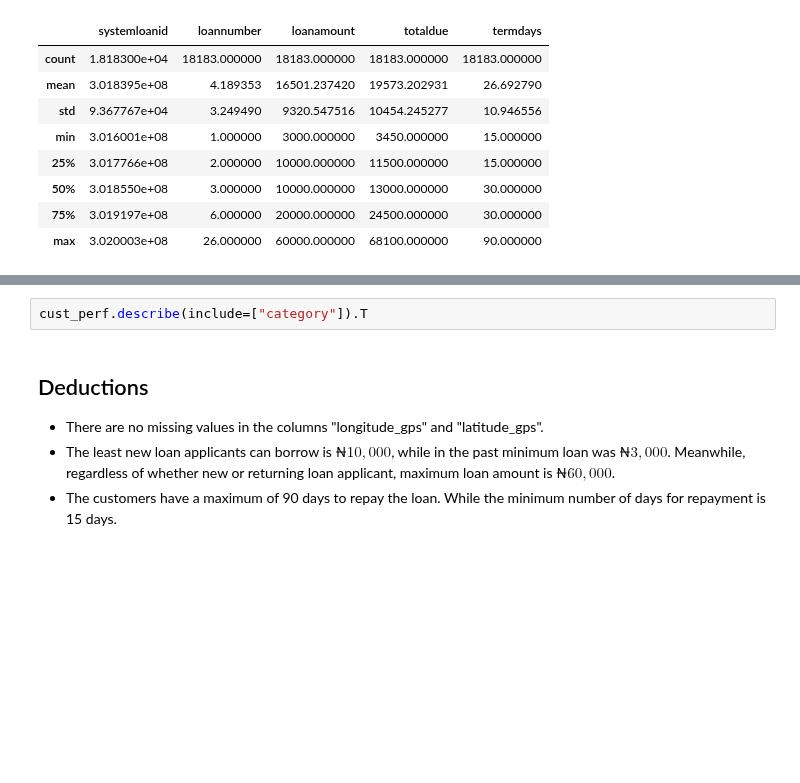
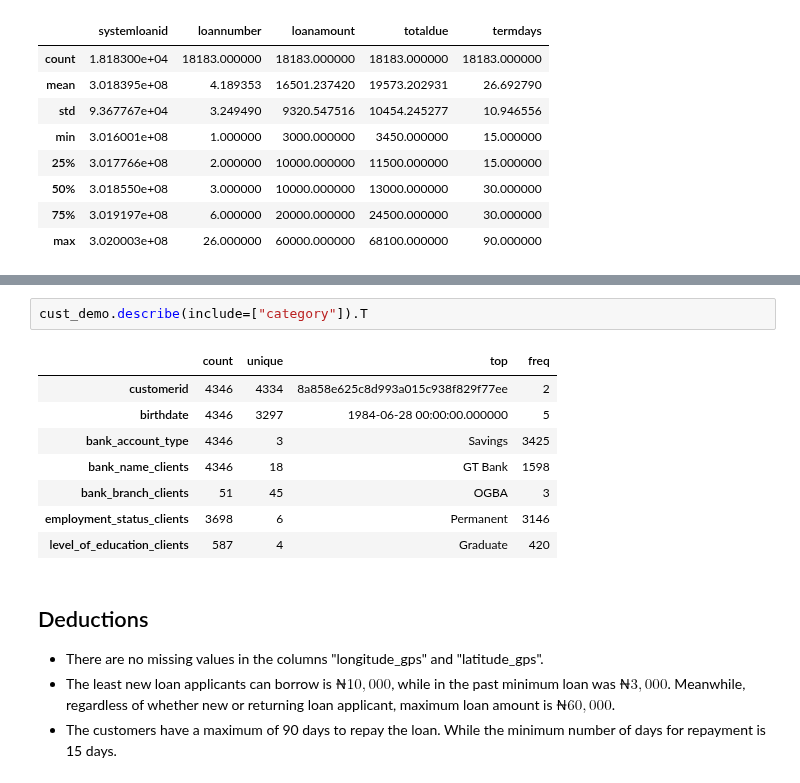
Before and after one commit to VICTORIA-OKESIPE/Personal-Projects, a Jupyter notebook: Nigeria_Loan_Default_Pred/loan_default_prediction.ipynb, the cells around one changed output, grey strips where cells are left out. Saved outputs shown, nothing was run; the diff lists cells and outputs as text; blank space fills up the shorter version.

```diff
--- a/Nigeria_Loan_Default_Pred/loan_default_prediction.ipynb
+++ b/Nigeria_Loan_Default_Pred/loan_default_prediction.ipynb
@@ -434,7 +434,16 @@ cust_prev_loans.describe().T
 | totaldue | 18183.0 | 1.957320e+04 | 10454.245277 | 3450.0 | 11500.0 | 13000.0 | 24500.0 | 68100.0 |
 | termdays | 18183.0 | 2.669279e+01 | 10.946556 | 15.0 | 15.0 | 30.0 | 30.0 | 90.0 |
 # %%
-cust_perf.describe(include=["category"]).T
+cust_demo.describe(include=["category"]).T
+# %% [output]
+|  | count | unique | top | freq |
+| customerid | 4346 | 4334 | 8a858e625c8d993a015c938f829f77ee | 2 |
+| birthdate | 4346 | 3297 | 1984-06-28 00:00:00.000000 | 5 |
+| bank_account_type | 4346 | 3 | Savings | 3425 |
+| bank_name_clients | 4346 | 18 | GT Bank | 1598 |
+| bank_branch_clients | 51 | 45 | OGBA | 3 |
+| employment_status_clients | 3698 | 6 | Permanent | 3146 |
+| level_of_education_clients | 587 | 4 | Graduate | 420 |
 # %% [markdown]
 ## Deductions
 
```
